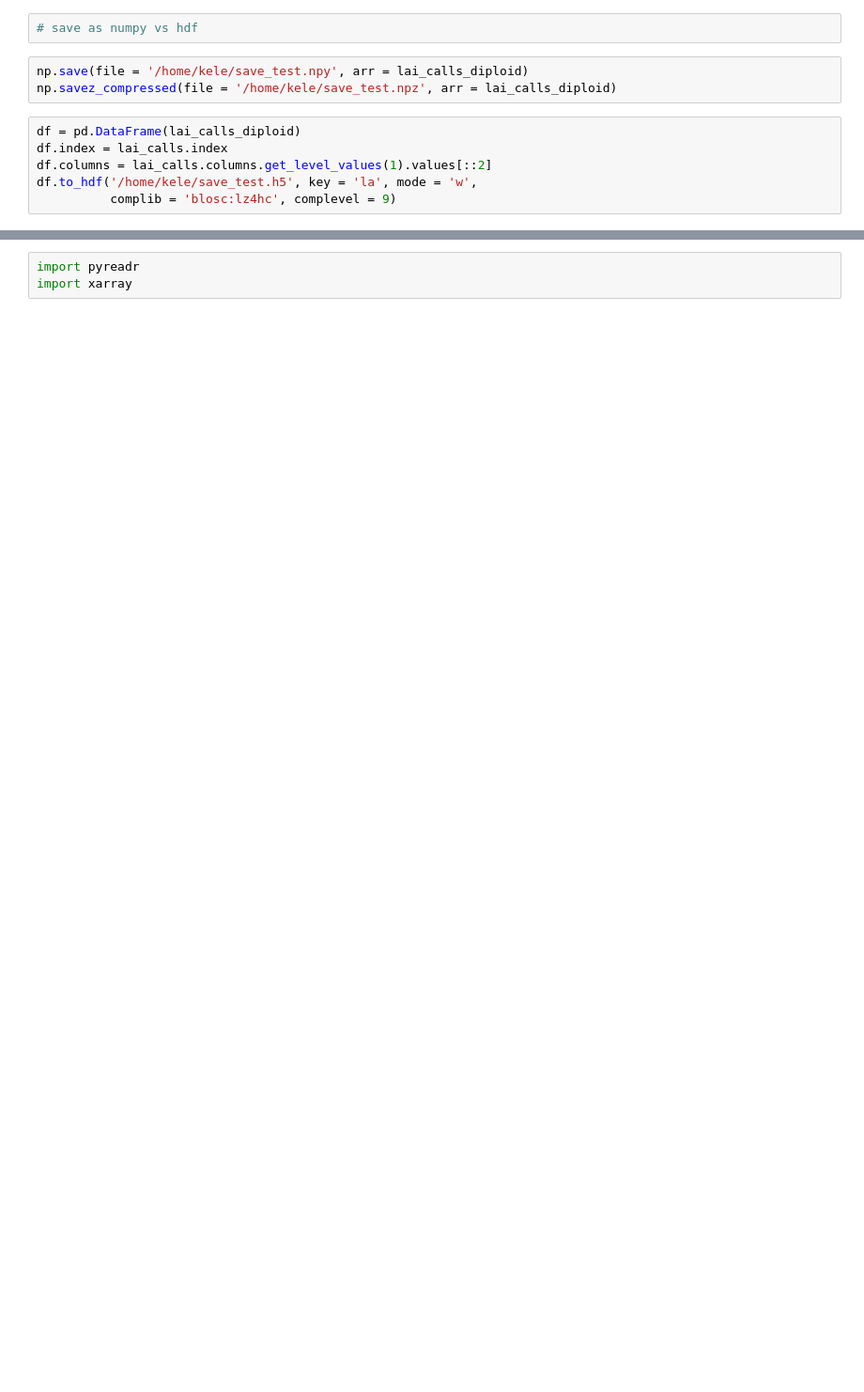
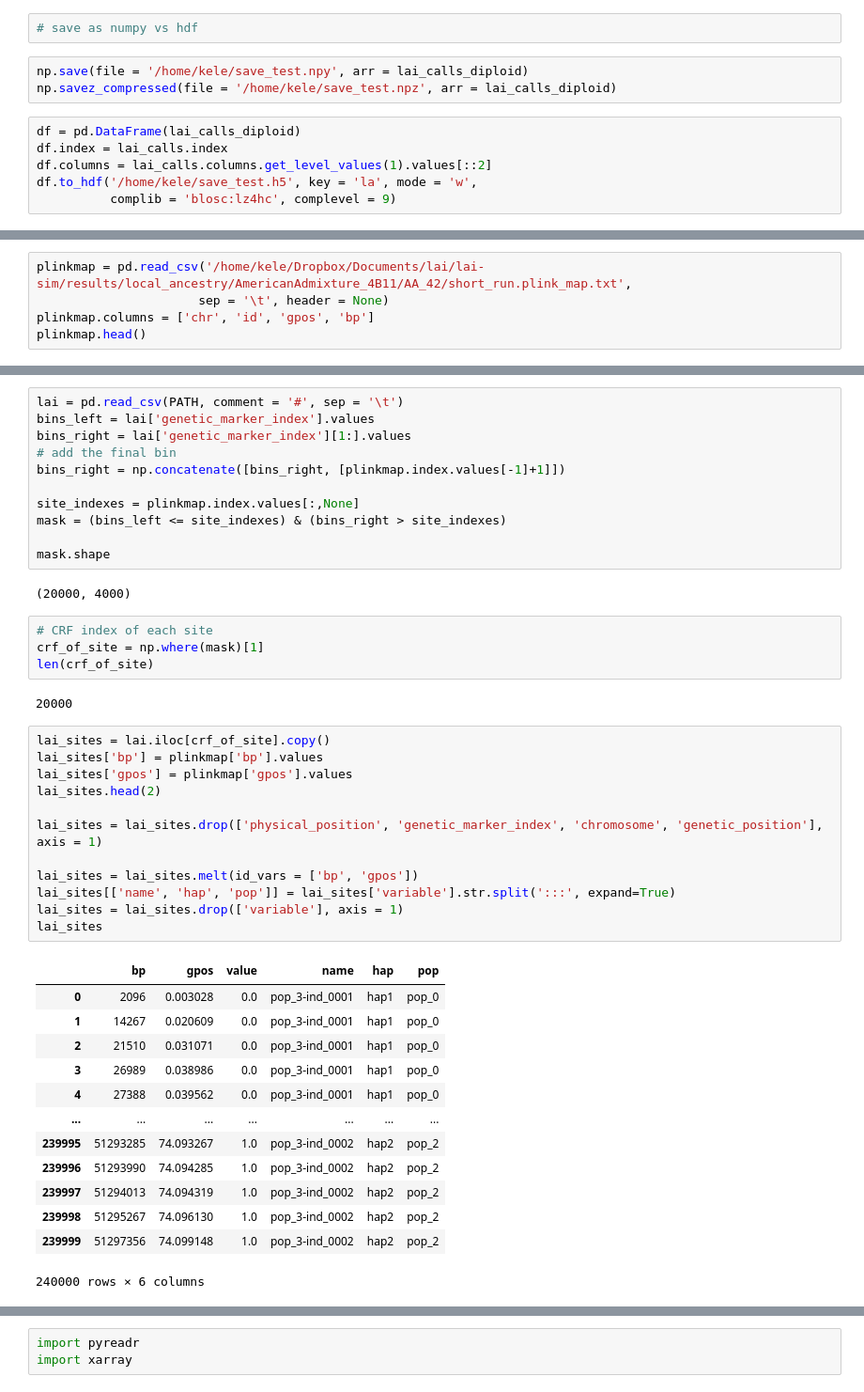
Before and after one commit to rwaples/lai-sim, a Jupyter notebook: workflow/notebooks/scratch.ipynb, the cells around one changed output, grey strips where cells are left out. Shown at 94% size. Cells and saved outputs as stored; diff of their text form; blank space fills up the shorter version.

Commit message:
la at sites from CRF

```diff
--- a/workflow/notebooks/scratch.ipynb
+++ b/workflow/notebooks/scratch.ipynb
@@ -61,0 +70,5 @@ df.to_hdf('/home/kele/save_test.h5', key = 'la', mode = 'w',
+# %%
+plinkmap = pd.read_csv('/home/kele/Dropbox/Documents/lai/lai-sim/results/local_ancestry/AmericanAdmixture_4B11/AA_42/short_run.plink_map.txt',
+                      sep = '\t', header = None)
+plinkmap.columns = ['chr', 'id', 'gpos', 'bp']
+plinkmap.head()
@@ -61,0 +82,45 @@ df.to_hdf('/home/kele/save_test.h5', key = 'la', mode = 'w',
+# %%
+lai = pd.read_csv(PATH, comment = '#', sep = '\t')
+bins_left = lai['genetic_marker_index'].values
+bins_right = lai['genetic_marker_index'][1:].values
+# add the final bin
+bins_right = np.concatenate([bins_right, [plinkmap.index.values[-1]+1]])
+
+site_indexes = plinkmap.index.values[:,None]
+mask = (bins_left <= site_indexes) & (bins_right > site_indexes)
+
+mask.shape
+# %% [output]
+(20000, 4000)
+# %%
+# CRF index of each site
+crf_of_site = np.where(mask)[1]
+len(crf_of_site)
+# %% [output]
+20000
+# %%
+lai_sites = lai.iloc[crf_of_site].copy()
+lai_sites['bp'] = plinkmap['bp'].values
+lai_sites['gpos'] = plinkmap['gpos'].values
+lai_sites.head(2)
+
+lai_sites = lai_sites.drop(['physical_position', 'genetic_marker_index', 'chromosome', 'genetic_position'], axis = 1)
+
+lai_sites = lai_sites.melt(id_vars = ['bp', 'gpos'])
+lai_sites[['name', 'hap', 'pop']] = lai_sites['variable'].str.split(':::', expand=True)
+lai_sites = lai_sites.drop(['variable'], axis = 1)
+lai_sites
+# %% [output]
+|  | bp | gpos | value | name | hap | pop |
+| 0 | 2096 | 0.003028 | 0.0 | pop_3-ind_0001 | hap1 | pop_0 |
+| 1 | 14267 | 0.020609 | 0.0 | pop_3-ind_0001 | hap1 | pop_0 |
+| 2 | 21510 | 0.031071 | 0.0 | pop_3-ind_0001 | hap1 | pop_0 |
+| 3 | 26989 | 0.038986 | 0.0 | pop_3-ind_0001 | hap1 | pop_0 |
+| 4 | 27388 | 0.039562 | 0.0 | pop_3-ind_0001 | hap1 | pop_0 |
+| ... | ... | ... | ... | ... | ... | ... |
+| 239995 | 51293285 | 74.093267 | 1.0 | pop_3-ind_0002 | hap2 | pop_2 |
+| 239996 | 51293990 | 74.094285 | 1.0 | pop_3-ind_0002 | hap2 | pop_2 |
+| 239997 | 51294013 | 74.094319 | 1.0 | pop_3-ind_0002 | hap2 | pop_2 |
+| 239998 | 51295267 | 74.096130 | 1.0 | pop_3-ind_0002 | hap2 | pop_2 |
+| 239999 | 51297356 | 74.099148 | 1.0 | pop_3-ind_0002 | hap2 | pop_2 |
+240000 rows × 6 columns
```
Also changed, not shown: parts of 14 cells of this notebook, 4 other files.
